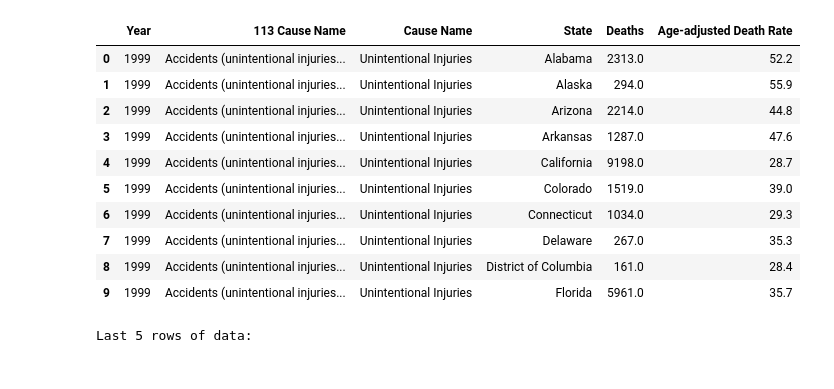
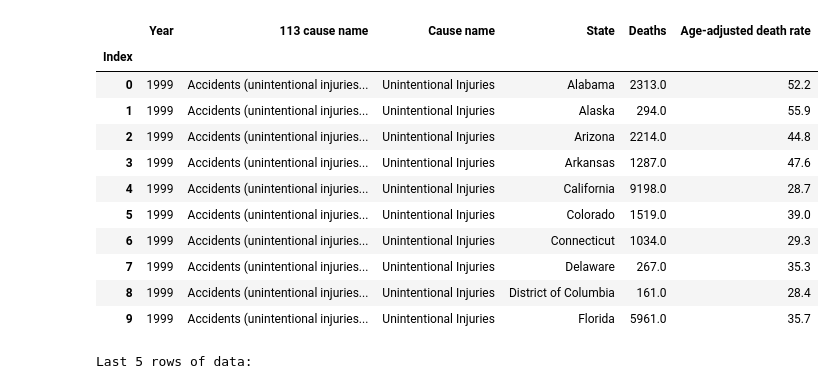
Before and after one commit to mattlehrer/research_methods_assignment_6, a Jupyter notebook: Assignment6_Group_C.ipynb, the cells around one changed output. Drawn from its saved outputs; the diff is of its cells as text; code cells hidden in the pictures.

```diff
--- a/Assignment6_Group_C.ipynb
+++ b/Assignment6_Group_C.ipynb
@@ -10,12 +10,14 @@ import seaborn as sns
 # %%
 # Read data from the file and store in the variable `data`
 data = pd.read_csv('Assign_data.csv')
-
+data.index.name = 'Index'
+data.columns = map(str.capitalize, data.columns)
 # Print the first 10 rows of the data
 # print('First 10 rows of data:')
 data.head(10)
 # %% [output]
-|  | Year | 113 Cause Name | Cause Name | State | Deaths | Age-adjusted Death Rate |
+|  | Year | 113 cause name | Cause name | State | Deaths | Age-adjusted death rate |
+| Index |  |  |  |  |  |  |
 | 0 | 1999 | Accidents (unintentional injuries... | Unintentional Injuries | Alabama | 2313.0 | 52.2 |
 | 1 | 1999 | Accidents (unintentional injuries... | Unintentional Injuries | Alaska | 294.0 | 55.9 |
 | 2 | 1999 | Accidents (unintentional injuries... | Unintentional Injuries | Arizona | 2214.0 | 44.8 |
```
Also changed, not shown: parts of 9 cells of this notebook.
